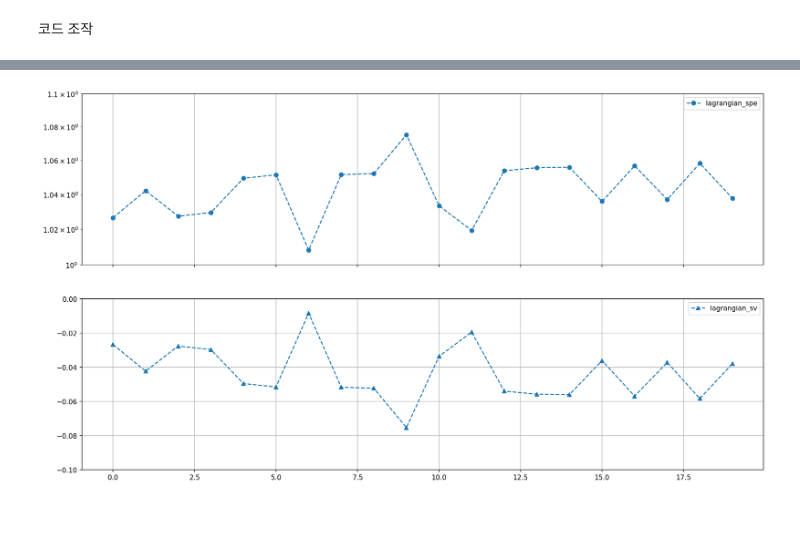
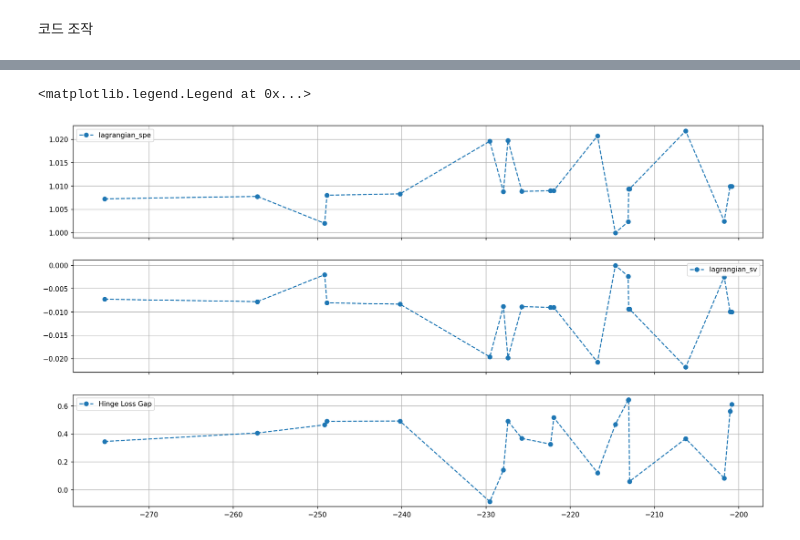
Before and after one commit to sbchae04-tech/Support-Vector-Machine, a Jupyter notebook: QUBO/Quantum_SVM_Gaussian_neal.ipynb, the cells around one changed output, grey strips where cells are left out. Cells and saved outputs as stored; diff of their text form; code cells hidden in the pictures.

```diff
--- a/QUBO/Quantum_SVM_Gaussian_neal.ipynb
+++ b/QUBO/Quantum_SVM_Gaussian_neal.ipynb
@@ -314,7 +314,9 @@ def Test_Graph(alpha, K_train_train, energy):
 def evaluate_train(y_true, alpha, K_train_train, threshold=0.0):
     y_true = np.asarray(y_true)
     scores_train = (alpha * y_train) @ K_train_train + b_value(alpha, y_train, K_train_train)
-    scores_train = np.asarray(scores_train)
+    scores_train = np.asarray(scores_train, dtype=float)
+
+    print(b_value(alpha, y_train, K_train_train))
 
     if set(np.unique(y_true)) == {-1, 1}:
         y_true_bin = (y_true == 1).astype(int)
@@ -406,9 +408,9 @@ def Hinge_Loss(alpha, K_train_train, scores_train):
 # %%
 def Lagrangian(alpha, K_train_train, energy):
 
-    lagrangian_spe = ( 0.5 * (alpha * y_train) @ K_train_train @ (alpha * y_train) - sum(alpha) ) / energy
+    lagrangian_spe = ( 0.5 * ((alpha * y_train) @ K_train_train @ (alpha * y_train)) - sum(alpha) ) / energy
 
-    lagrangian_sv = lagrangian_spe - 1
+    lagrangian_sv = 1 - lagrangian_spe
 
     return lagrangian_spe, lagrangian_sv
 # %% [markdown]
@@ -530,23 +556,32 @@ NameError: name 'Loss_train_mean' is not defined
 # %%
 fig, axes = plt.subplots(
-    2, 1,
+    3, 1,
     figsize=(18, 10),   # 전체 크기 고정
     dpi=150,
     sharex=True
 )
 
-axes[0].plot(x, lagrangian_spe_list, "o--", label = "lagrangian_spe")
-axes[0].set_ylim(1, 1.1)
-#axes[0].set_yscale('log')
+lagrangian_spe_plus_list = [(-1*x) for x in lagrangian_spe_list]
+
+# axes[0].plot(E, E, "^--", label = "energy")
+
+axes[0].plot(E, lagrangian_spe_list, "o--", label = "lagrangian_spe")
+# axes[0].set_ylim(1, 1.1)
+# axes[0].set_yscale('log')
 axes[0].grid()
 axes[0].legend()
 
-axes[1].plot(x, lagrangian_sv_list, "^--", label = "lagrangian_sv")
-axes[1].set_ylim(-0.1, 0)
-#axes[1].set_yscale('log')
+axes[1].plot(E, lagrangian_sv_list, "o--", label = "lagrangian_sv")
+# axes[1].set_ylim(0, 0.1)
+# axes[1].set_yscale('log')
 axes[1].grid()
 axes[1].legend()
 
-plt.show()
+axes[2].plot(E, Loss, 'o--', label = "Hinge Loss Gap")
+axes[2].grid()
+axes[2].legend()
+
+# plt.show()
 # %% [output]
+<matplotlib.legend.Legend at 0x...>
-[figure, old version]
+[figure, new version]
```
Also changed, not shown: parts of 7 cells of this notebook, 2 other files.
